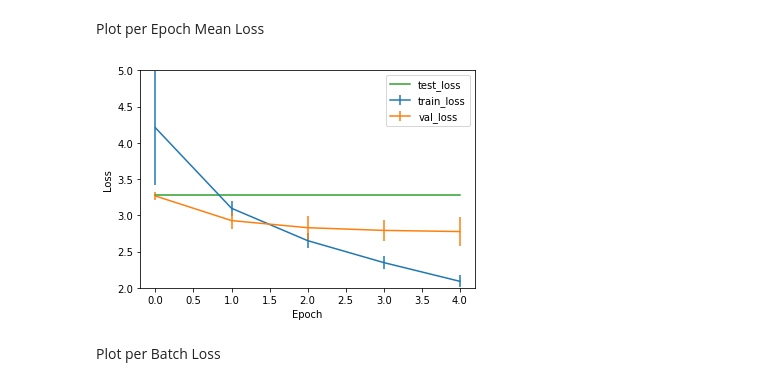
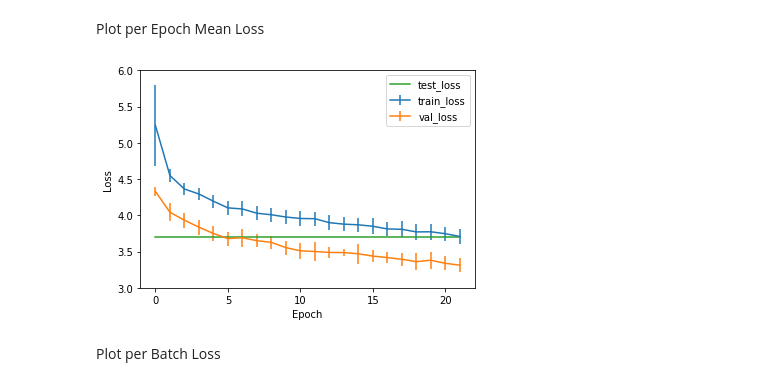
Before and after one commit to JulianLoewe/MSMARCO-Question-Answering, a Jupyter notebook: PytorchLightningWrapper.ipynb, the cells around one changed output. Cells and saved outputs as stored; diff of their text form; code cells hidden in the pictures.

```diff
--- a/PytorchLightningWrapper.ipynb
+++ b/PytorchLightningWrapper.ipynb
@@ -199,9 +217,10 @@ def get_optimizer(model, config, state):
     """ ADAGRAD Optimizer
     optimizer = torch.optim.Adagrad(
         parameters,
-        lr=config['training'].get('lr', 0.01),
+        lr=config['training'].get('lr', 1),
         weight_decay=config['training'].get('weight_decay', 0))
     """
+
     """ ADADELTA Optimizer
     optimizer = torch.optim.Adadelta(
         parameters,
@@ -305,9 +324,9 @@ def new_reload(train_path, val_path, test_path, checkpoint, training_state, conf
 # %% [markdown]
 #### Pytorch Lightning Wrapper
 # %%
-PERCENTAGE_OF_DATA_TO_USE = 0.6 #(alpha)
+PERCENTAGE_OF_DATA_TO_USE = 1 #(alpha)
 PERCENTUAL_SIZE_OF_TEST_SET = 0.1 #(beta) #FEST
-PERCENTAGE_OF_REDUCED_DATA_TO_USE_PER_EPOCH = 0.16666667 #(gamma)
+PERCENTAGE_OF_REDUCED_DATA_TO_USE_PER_EPOCH = 0.1 #(gamma)
 
 try_to_split_testset(PERCENTUAL_SIZE_OF_TEST_SET,reduced_whole_size_train=PERCENTAGE_OF_DATA_TO_USE, reduced_whole_size_val=0.1, force_renew= True); #We use 100% of the given Data. And 10% of the Training Data will be used as Test Data. True means force rewrite Datasets.
 
@@ -597,15 +606,15 @@ def visualizeTestMeanLoss(train_key, test_key, stats):
 # %%
 visualizeEpochMeanLoss('train_loss', statistics)
 visualizeEpochMeanLoss('val_loss',statistics, skip_first=True)
 visualizeTestMeanLoss('train_loss','test_loss',statistics)
 plt.legend(loc='upper right', frameon=True)
 plt.xlabel("Epoch")
 plt.ylabel("Loss")
-plt.ylim(2,5)
+plt.ylim(3,6)
 plt.savefig(os.path.join(args.exp_folder, 'loss.png'))
 #plt.show()
 # %% [output]
-[figure, old version]
+[figure, new version]
 # %% [markdown]
 Plot per Batch Loss
 # %%
```
Also changed, not shown: parts of 7 cells of this notebook, 3 other files.
